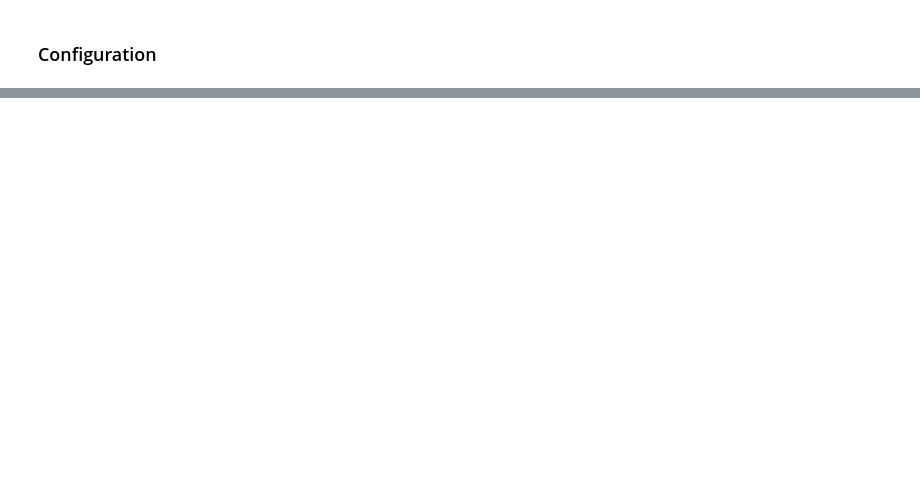
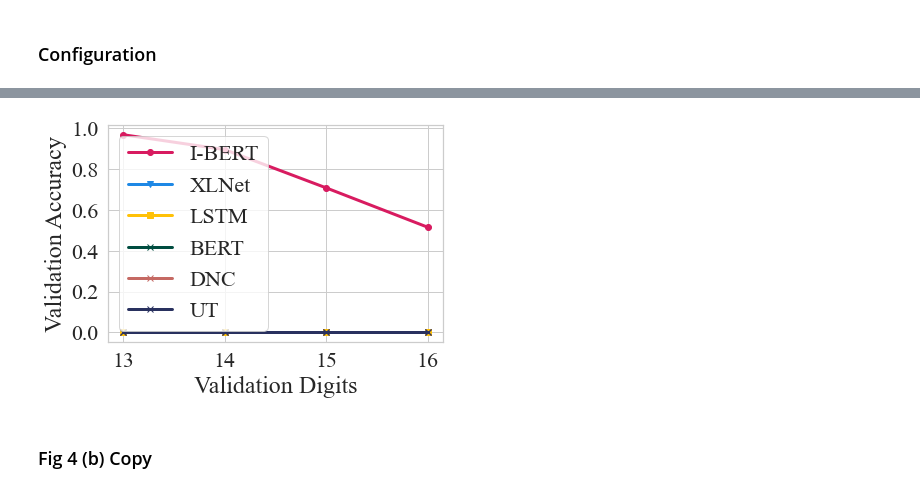
Before and after one commit to hwnam831/ibert, a Jupyter notebook: Visualization.ipynb, the cells around one changed output, grey strips where cells are left out. Cells and saved outputs as stored; diff of their text form; code cells hidden in the pictures; blank space fills up the shorter version.

Commit message:
updated parser and plots

```diff
--- a/Visualization.ipynb
+++ b/Visualization.ipynb
@@ -175,9 +16,0 @@ fig2_1.savefig("img/task2-5digit.pdf", format="pdf", bbox_inches='tight')
-# %%
-x = [9, 10, 11, 12]
-
-# ibert
-y_ibert = [df['vacc1'][24], df['vacc2'][24], df['vacc3'][24], df['vacc4'][24]]
-# ibertpos
-y_ibertpos = [df['vacc1'][25], df['vacc2'][25], df['vacc3'][25], df['vacc4'][25]]
-# ibert2
-y_ibert2 = [df['vacc1'][26], df['vacc2'][26], df['vacc3'][26], df['vacc4'][26]]
@@ -194,9 +16,0 @@ fig2_2.savefig("img/task2-8digit.pdf", format="pdf", bbox_inches='tight')
-# %%
-x = [13, 14, 15, 16]
-
-# ibert
-y_ibert = [df['vacc1'][1], df['vacc2'][1], df['vacc3'][1], df['vacc4'][1]]
-# ibertpos
-y_ibertpos = [df['vacc1'][37], df['vacc2'][37], df['vacc3'][37], df['vacc4'][37]]
-# ibert2
-y_ibert2 = [df['vacc1'][38], df['vacc2'][38], df['vacc3'][38], df['vacc4'][38]]
@@ -209,0 +17,2 @@ fig2_3.savefig("img/task2-12digit.pdf", format="pdf", bbox_inches='tight')
+# %%
+saveIm = False # Choose to save im
@@ -209,0 +31,17 @@ fig2_3.savefig("img/task2-12digit.pdf", format="pdf", bbox_inches='tight')
+# %%
+def plotTask1Models(title, digit, legend=True):
+    plt.plot(x, y_ibert, color=coloring[0], label='I-BERT', marker='o', linewidth=3, linestyle='solid')
+    plt.plot(x, y_xlnet, color=coloring[1], label='XLNet', marker='v', linewidth=3,linestyle='solid')
+    plt.plot(x, y_lstm, color=coloring[2], label='LSTM', marker ='s', linewidth=3,linestyle='solid')
+    plt.plot(x, y_tf, color=coloring[3], label='BERT', marker ='x', linewidth=3, linestyle='solid')
+    plt.plot(x, y_dnc, color=coloring[4], label='DNC', marker ='x', linewidth=3, linestyle='solid')
+    plt.plot(x, y_ut, color=coloring[5], label='UT', marker ='x', linewidth=3, linestyle='solid')
+
+    if legend:
+        plt.legend()
+
+    plt.xlabel('Validation Digits')
+    plt.xticks(np.arange(digit+1, digit+5, 1))
+    plt.yticks(np.arange(0, 1.1, step=0.2))
+#     plt.title(title)
+    plt.show()
@@ -209,0 +99,10 @@ fig2_3.savefig("img/task2-12digit.pdf", format="pdf", bbox_inches='tight')
+# %%
+fig1, ax1 = plt.subplots()
+plt.ylabel('Validation Accuracy')
+plotTask1Models('Fibonacci test', digit=12, legend=True)
+if saveIm:
+    fig1.savefig("img/nsp_add.pdf", format="pdf", bbox_inches='tight')
+# %% [output]
+[figure, added]
+# %% [markdown]
+### Fig 4 (b) Copy
```
Also changed, not shown: parts of 62 cells of this notebook, 1 other file.
